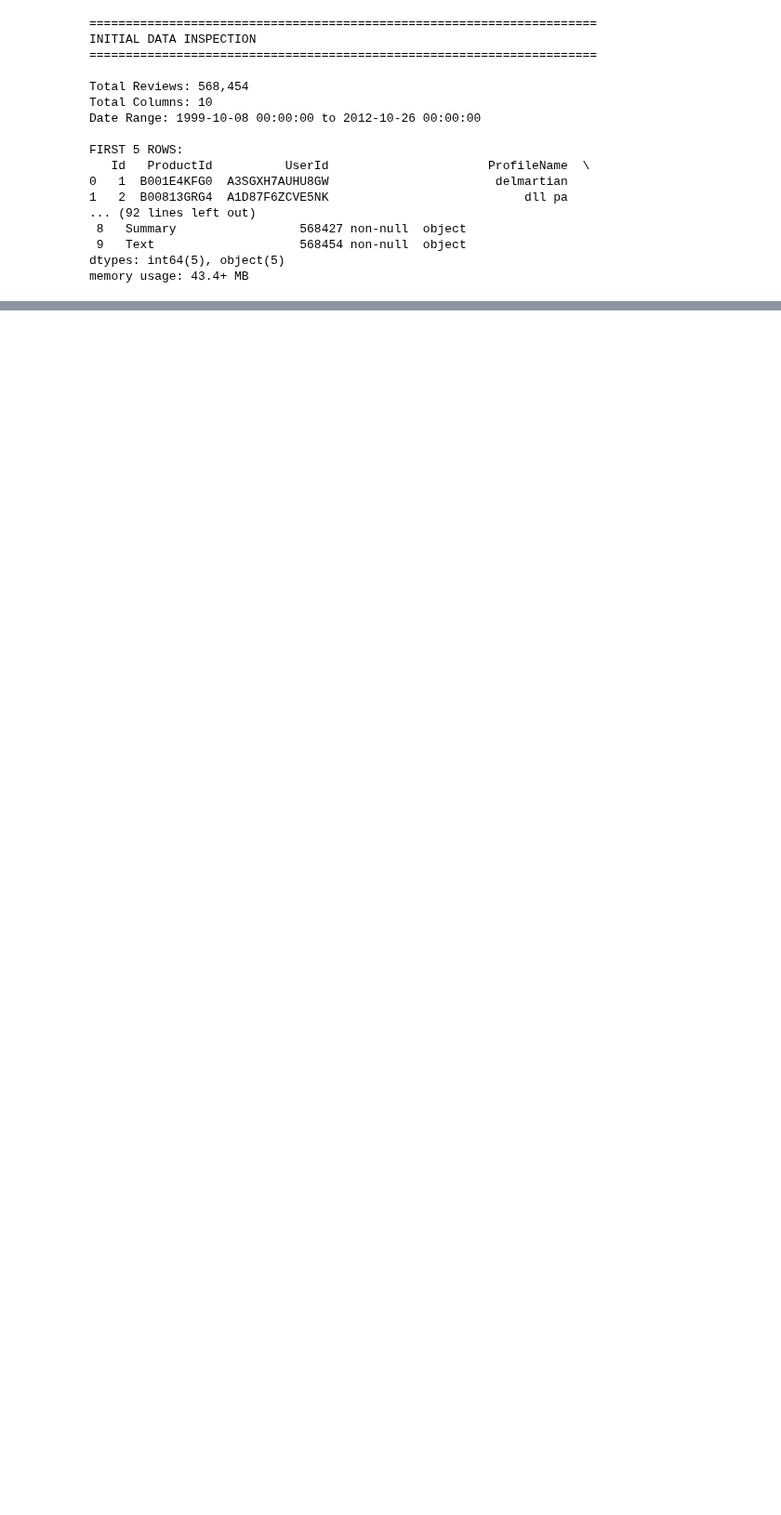
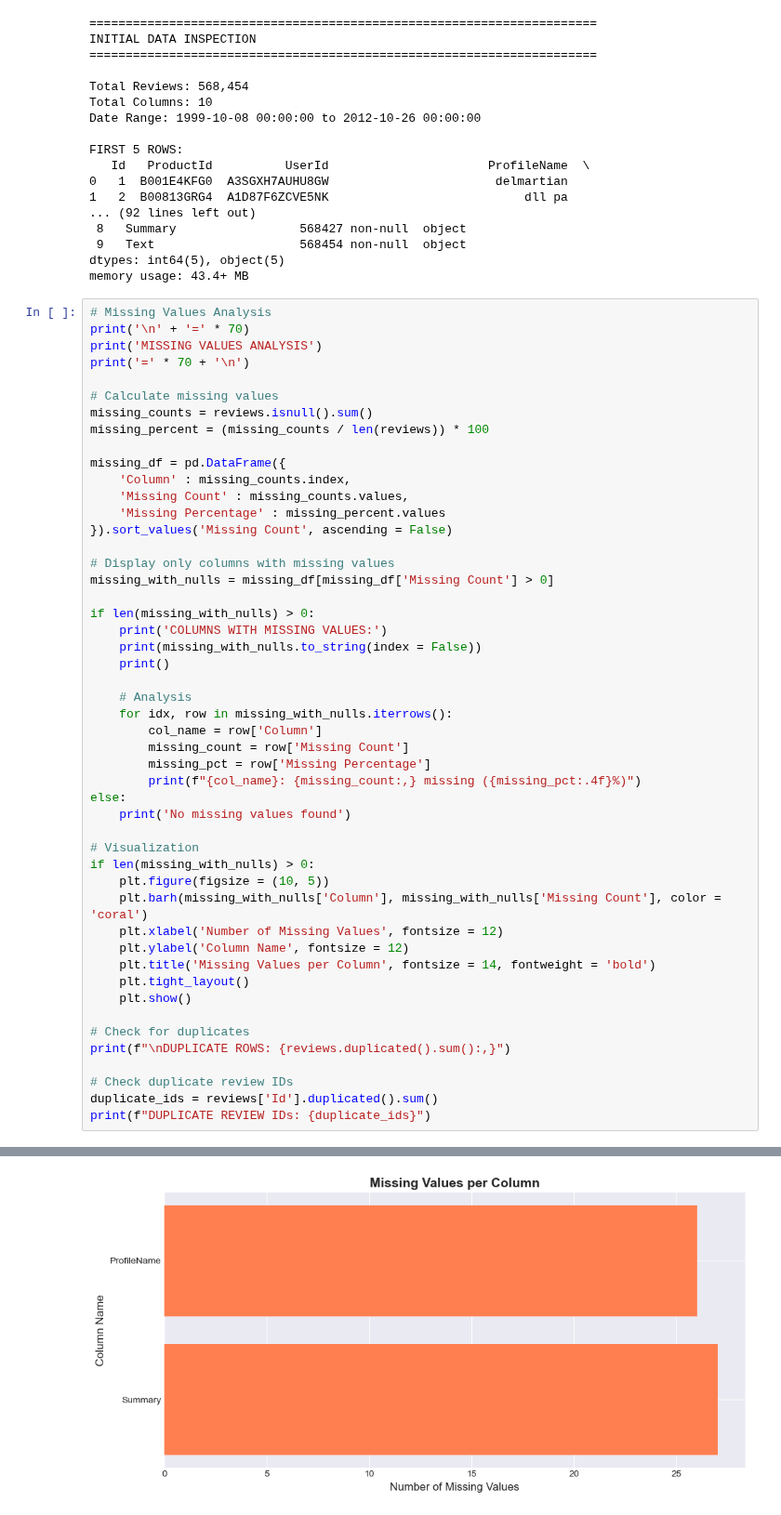
Before and after one commit to HoodaVishal/Intelligent-Customer-Support-System, a Jupyter notebook: notebooks/01_Data_Exploration.ipynb, the cells around one changed output, grey strips where cells are left out. Shown at 93% size. Saved outputs shown, nothing was run; the diff lists cells and outputs as text; blank space fills up the shorter version.

Commit message:
Updated Data Exploratin of Dataset 3

```diff
--- a/notebooks/01_Data_Exploration.ipynb
+++ b/notebooks/01_Data_Exploration.ipynb
@@ -1794,3 +1794,53 @@ FIRST 5 ROWS:
  9   Text                    568454 non-null  object
 dtypes: int64(5), object(5)
 memory usage: 43.4+ MB
+# %%
+# Missing Values Analysis
+print('\n' + '=' * 70)
+print('MISSING VALUES ANALYSIS')
+print('=' * 70 + '\n')
+
+# Calculate missing values
+missing_counts = reviews.isnull().sum()
+missing_percent = (missing_counts / len(reviews)) * 100
+
+missing_df = pd.DataFrame({
+    'Column' : missing_counts.index,
+    'Missing Count' : missing_counts.values,
+    'Missing Percentage' : missing_percent.values
+}).sort_values('Missing Count', ascending = False)
+
+# Display only columns with missing values
+missing_with_nulls = missing_df[missing_df['Missing Count'] > 0]
+
+if len(missing_with_nulls) > 0:
+    print('COLUMNS WITH MISSING VALUES:')
+    print(missing_with_nulls.to_string(index = False))
+    print()
+
+    # Analysis
+    for idx, row in missing_with_nulls.iterrows():
+        col_name = row['Column']
+        missing_count = row['Missing Count']
+        missing_pct = row['Missing Percentage']
+        print(f"{col_name}: {missing_count:,} missing ({missing_pct:.4f}%)")
+else:
+    print('No missing values found')
+
+# Visualization
+if len(missing_with_nulls) > 0:
+    plt.figure(figsize = (10, 5))
+    plt.barh(missing_with_nulls['Column'], missing_with_nulls['Missing Count'], color = 'coral')
+    plt.xlabel('Number of Missing Values', fontsize = 12)
+    plt.ylabel('Column Name', fontsize = 12)
+    plt.title('Missing Values per Column', fontsize = 14, fontweight = 'bold')
+    plt.tight_layout()
+    plt.show()
+
+# Check for duplicates
+print(f"\nDUPLICATE ROWS: {reviews.duplicated().sum():,}")
+
+# Check duplicate review IDs
+duplicate_ids = reviews['Id'].duplicated().sum()
+print(f"DUPLICATE REVIEW IDs: {duplicate_ids}")
+# %% [output]
@@ -1796,0 +1858 @@ memory usage: 43.4+ MB
+[figure, added]
```
Also changed, not shown: parts of 5 cells of this notebook.
